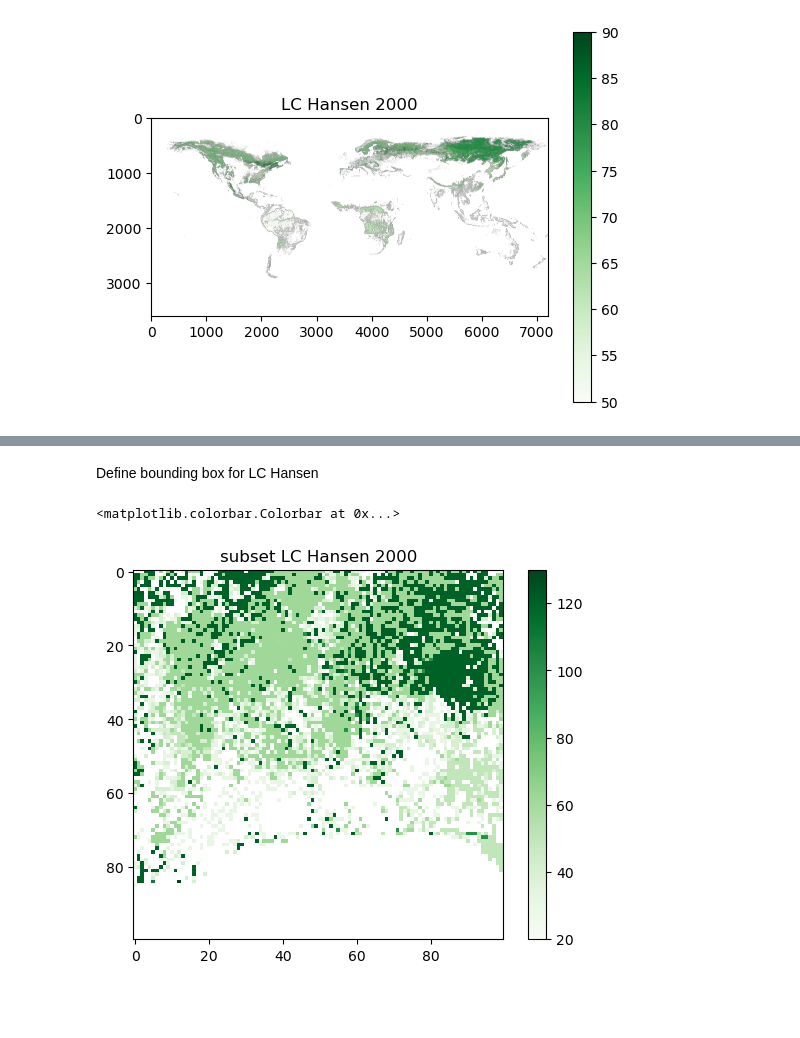
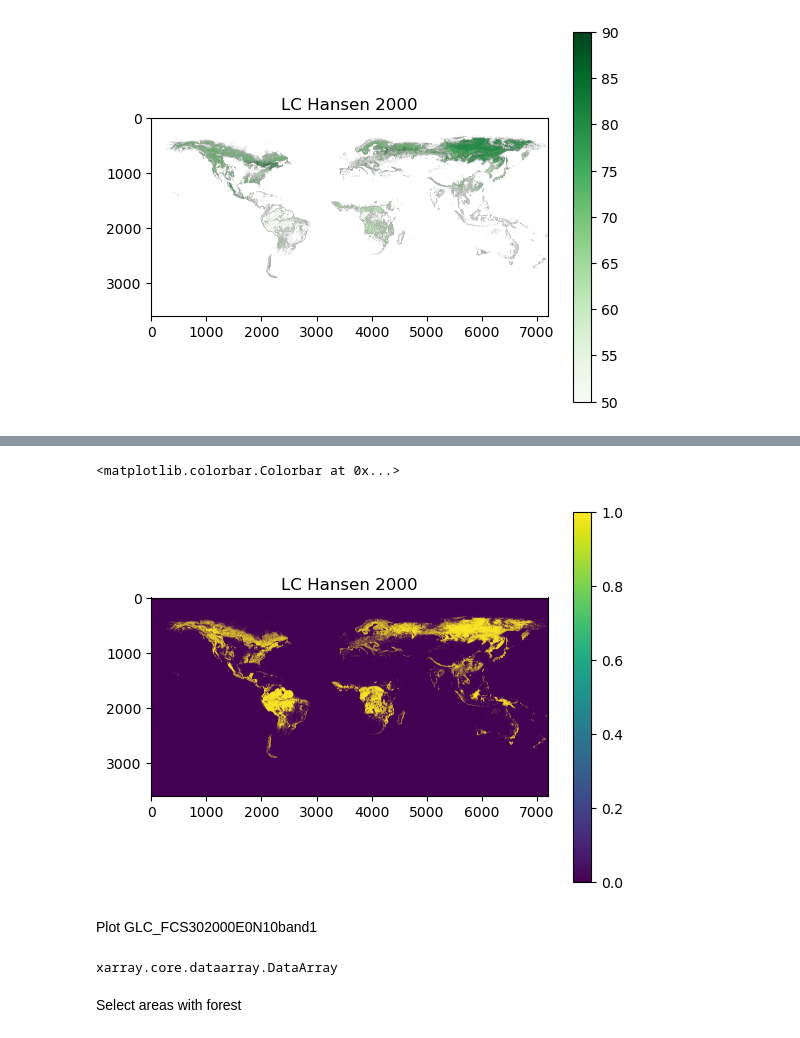
Before and after one commit to MinttuPekkala/Unibe_transmissivity_maps, a Jupyter notebook: Land_cover_differences.ipynb, the cells around one changed output, grey strips where cells are left out. Cells and saved outputs as stored; diff of their text form; code cells hidden in the pictures; blank space fills up the shorter version.

Commit message:
reprojection, plotting

```diff
--- a/Land_cover_differences.ipynb
+++ b/Land_cover_differences.ipynb
@@ -191,4 +210,0 @@ pyplot.show()
-# %%
-mask = (GLC_FCS302000E0N10band1 >= 51) & (GLC_FCS302000E0N10band1 <= 92)
-# Apply mask (set others to NaN for visualization)
-GLC_FCS302000E0N10band1filtered = np.where(mask, GLC_FCS302000E0N10band1, np.nan)
@@ -201,4 +210,0 @@ pyplot.colorbar()
-# %%
-mask = (GLC_FCS302000E0N10band1 >= 51) & (GLC_FCS302000E0N10band1 <= 92)
-# Apply mask (set others to NaN for visualization)
-GLC_FCS302000E0N10band1filtered = np.where(mask, GLC_FCS302000E0N10band1, np.nan)
@@ -209,4 +210,0 @@ pyplot.colorbar()
-# %%
-mask = (GLC_FCS302000E0N10band1 >= 51) & (GLC_FCS302000E0N10band1 <= 92)
-# Apply mask (set others to NaN for visualization)
-GLC_FCS302000E0N10band1filtered = np.where(mask, GLC_FCS302000E0N10band1, np.nan)
@@ -217,2 +210,0 @@ pyplot.colorbar()
-# %% [markdown]
-Define bounding box for LC Hansen
@@ -221,15 +211,15 @@ minx, miny, maxx, maxy = 0.0, 4.999797465533919, 5.000202534466081, 10.0
-# %%
-with rasterio.open(path_LC_Hansen) as src:
-    window = from_bounds(minx, miny, maxx, maxy, src.transform)
-    subset = src.read(1, window=window)
-
-mask = (subset >= 20) & (subset <= 150)
-# Apply mask (set others to NaN for visualization)
-filtered3 = np.where(mask, subset, np.nan)
-
-pyplot.imshow(filtered3, cmap='Greens')
-pyplot.title("subset LC Hansen 2000")
-pyplot.colorbar()
-# %% [output]
-<matplotlib.colorbar.Colorbar at 0x...>
-[figure, removed]
+# %%
+pyplot.imshow(mask)
+pyplot.title("LC Hansen 2000")
+pyplot.colorbar()
+# %% [output]
+<matplotlib.colorbar.Colorbar at 0x...>
+[figure, added]
+# %% [markdown]
+Plot GLC_FCS302000E0N10band1
+# %%
+type(GLC_FCS302000E0N10band1)
+# %% [output]
+xarray.core.dataarray.DataArray
+# %% [markdown]
+Select areas with forest
```
Also changed, not shown: parts of 60 cells of this notebook, 2 other files.
